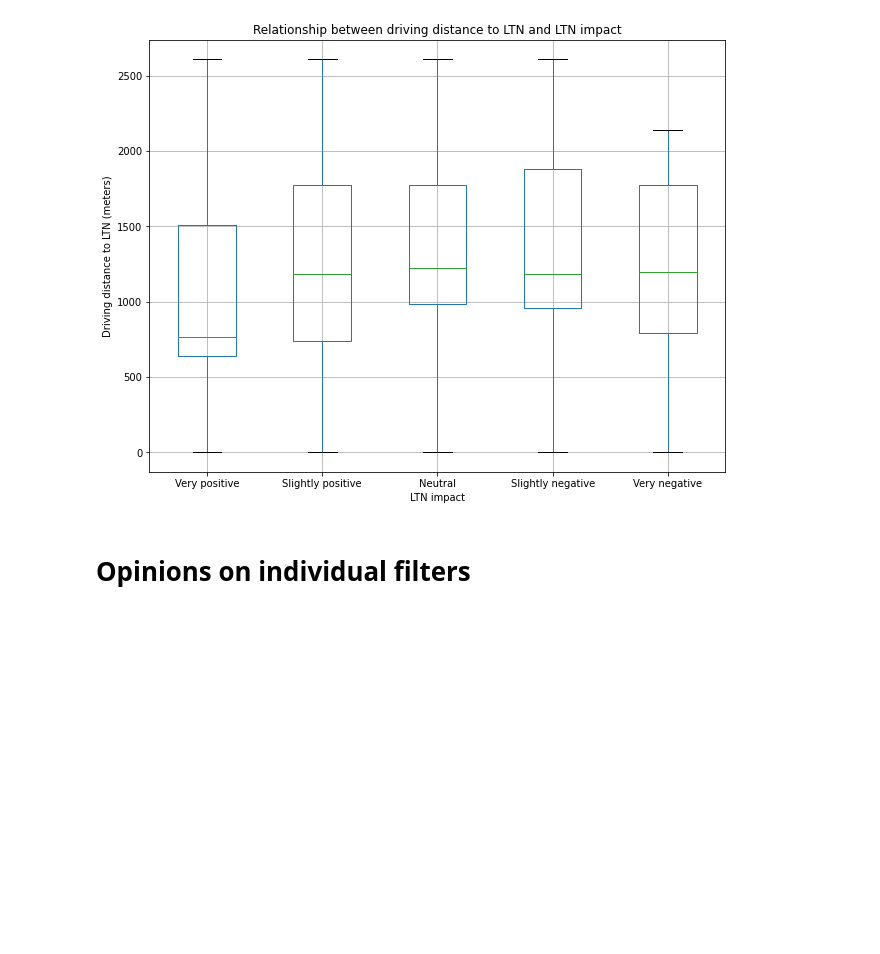
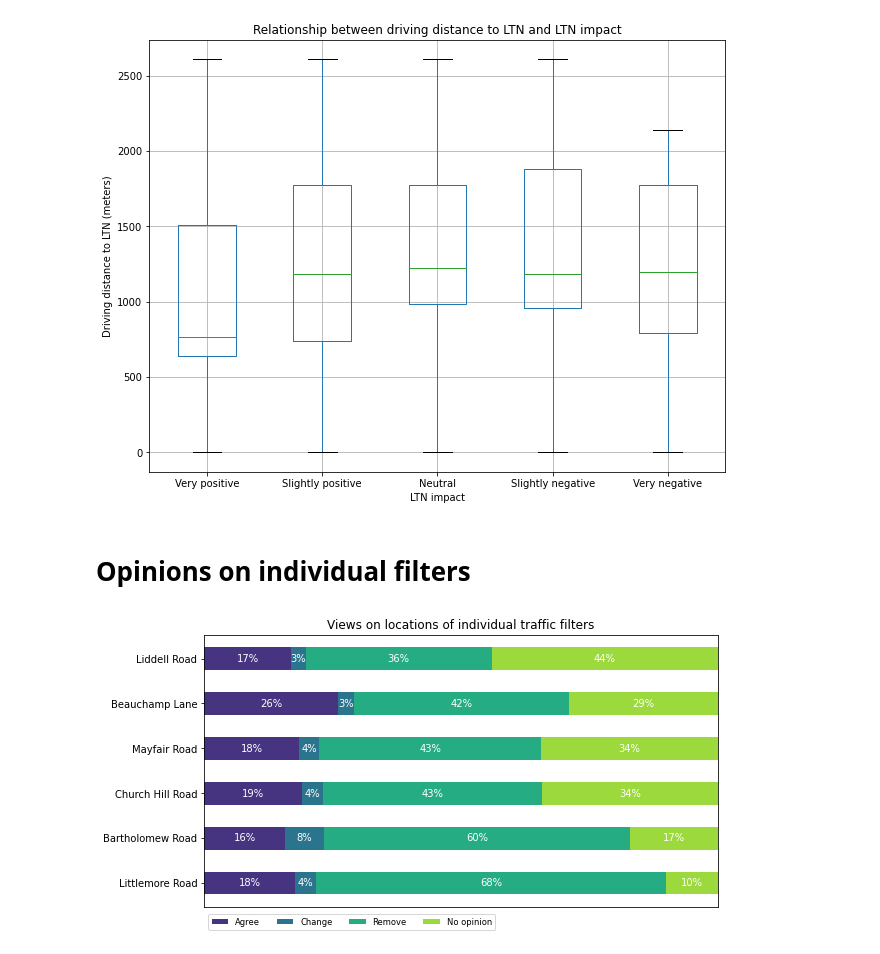
Before and after one commit to annarailton/littlemore_ltn_analysis, a Jupyter notebook: lpc_ltn_analysis.ipynb, the cells around one changed output. Saved outputs shown, nothing was run; the diff lists cells and outputs as text; code cells hidden in the pictures; blank space fills up the shorter version.

```diff
--- a/lpc_ltn_analysis.ipynb
+++ b/lpc_ltn_analysis.ipynb
@@ -830,3 +833,21 @@ plt.show()
 [figure]
 # %% [markdown]
 # Opinions on individual filters
+# %%
+filter_category_order = ['Agree', 'Change', 'Remove', 'No opinion']
+qu5_results = {
+    "Liddell Road": df['5_liddell_road'].value_counts(dropna=True, normalize=True)[filter_category_order].tolist(),
+    "Beauchamp Lane": df['5_beauchamp_lane'].value_counts(dropna=True, normalize=True)[filter_category_order].tolist(),
+    "Mayfair Road": df['5_mayfair_road'].value_counts(dropna=True, normalize=True)[filter_category_order].tolist(),
+    "Church Hill Road": df['5_church_hill_road'].value_counts(dropna=True, normalize=True)[filter_category_order].tolist(),
+    "Bartholomew Road": df['5_bartholomew_road'].value_counts(dropna=True, normalize=True)[filter_category_order].tolist(),
+    "Littlemore Road": df['5_littlemore_road'].value_counts(dropna=True, normalize=True)[filter_category_order].tolist(),
+}
+
+qu5_results = {k: list(map(lambda x: x * 100, v)) for k, v in qu5_results.items()}  # Convert to percentages
+survey(qu5_results, filter_category_order)
+plt.title("Views on locations of individual traffic filters")
+plt.savefig("img/5_individual_filters.png", bbox_inches="tight")
+plt.show()
+# %% [output]
+[figure, added]
```
Also changed, not shown: parts of 8 cells of this notebook, 11 other files.
